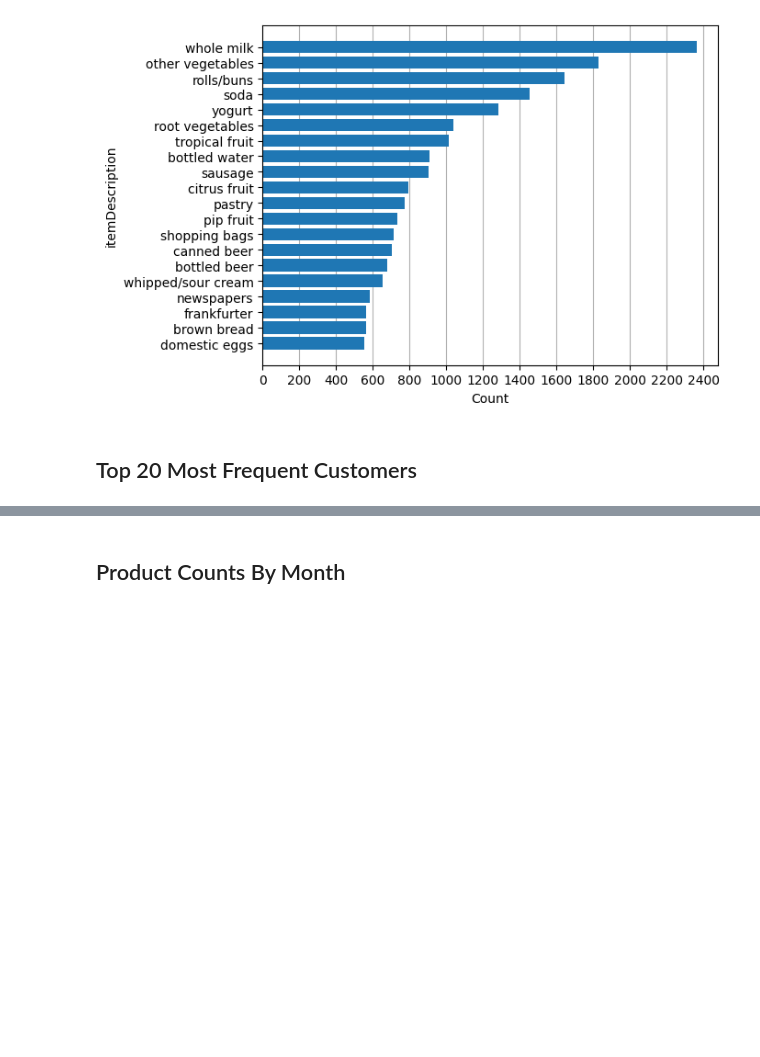
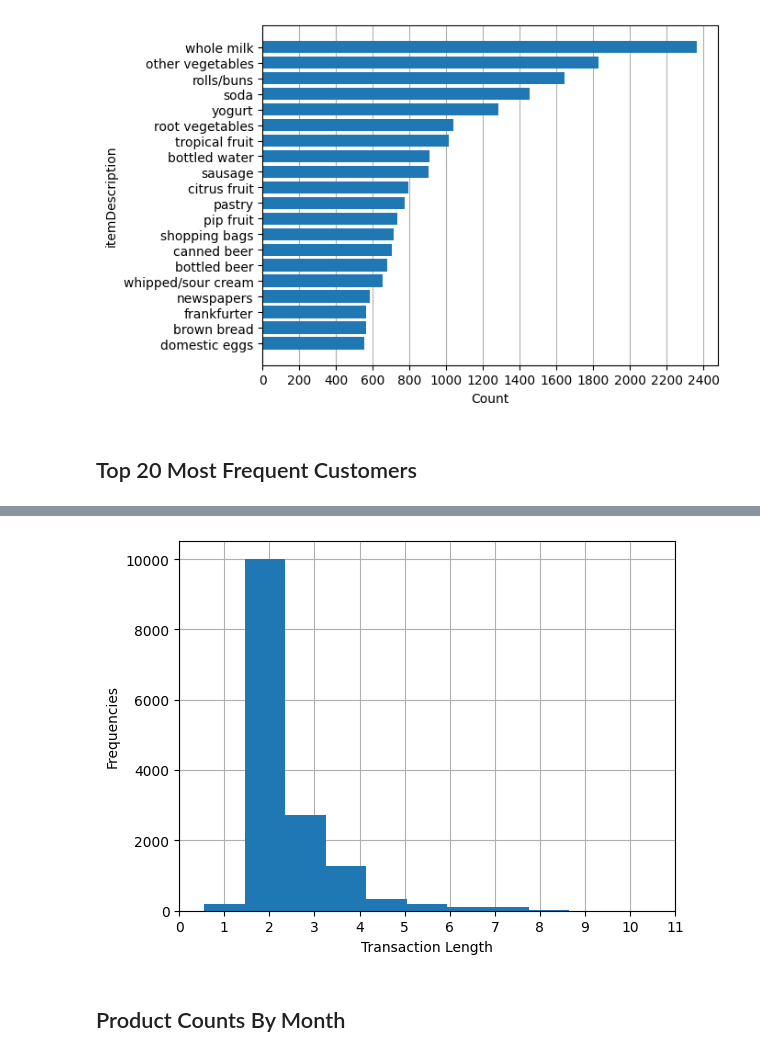
Before and after one commit to Ngoc-Cac/DataMining-Group2, a Jupyter notebook: Code/general_analysis.ipynb, the cells around one changed output, grey strips where cells are left out. Drawn from its saved outputs; the diff is of its cells as text; code cells hidden in the pictures; blank space fills up the shorter version.

```diff
--- a/Code/general_analysis.ipynb
+++ b/Code/general_analysis.ipynb
@@ -158,2 +130,21 @@ horizontal_bar(members_count.iloc[:top], plt.gca())
+# %%
+temp = data.copy(deep=True)
+
+temp['Tid'] = temp['Member_number'].astype(str) + '-' + temp['Date']
+basket_length = temp.groupby('Tid')['itemDescription']\
+                    .aggregate(set)\
+                    .apply(len)\
+                    .sort_values(ascending=False)
+
+
+ax = plt.gca()
+ax.hist(basket_length, align='left', zorder=2)
+ax.set_xticks(range(12))
+ax.set_xlabel('Transaction Length')
+ax.set_ylabel('Frequencies')
+ax.grid(zorder=1)
+plt.show()
+# %% [output]
+[figure, added]
 # %% [markdown]
 ## Product Counts By Month
```
Also changed, not shown: parts of 10 cells of this notebook, 1 other file.
